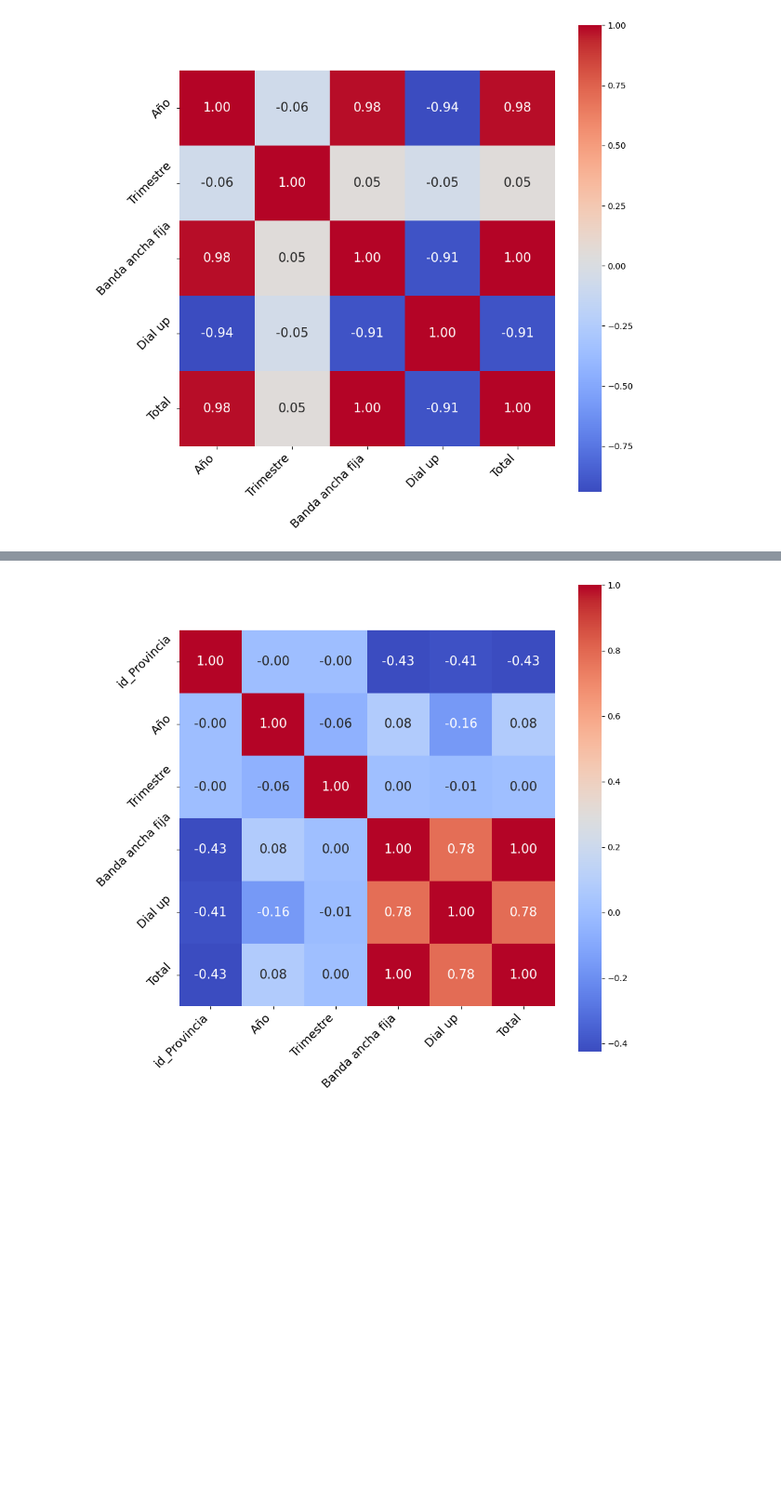
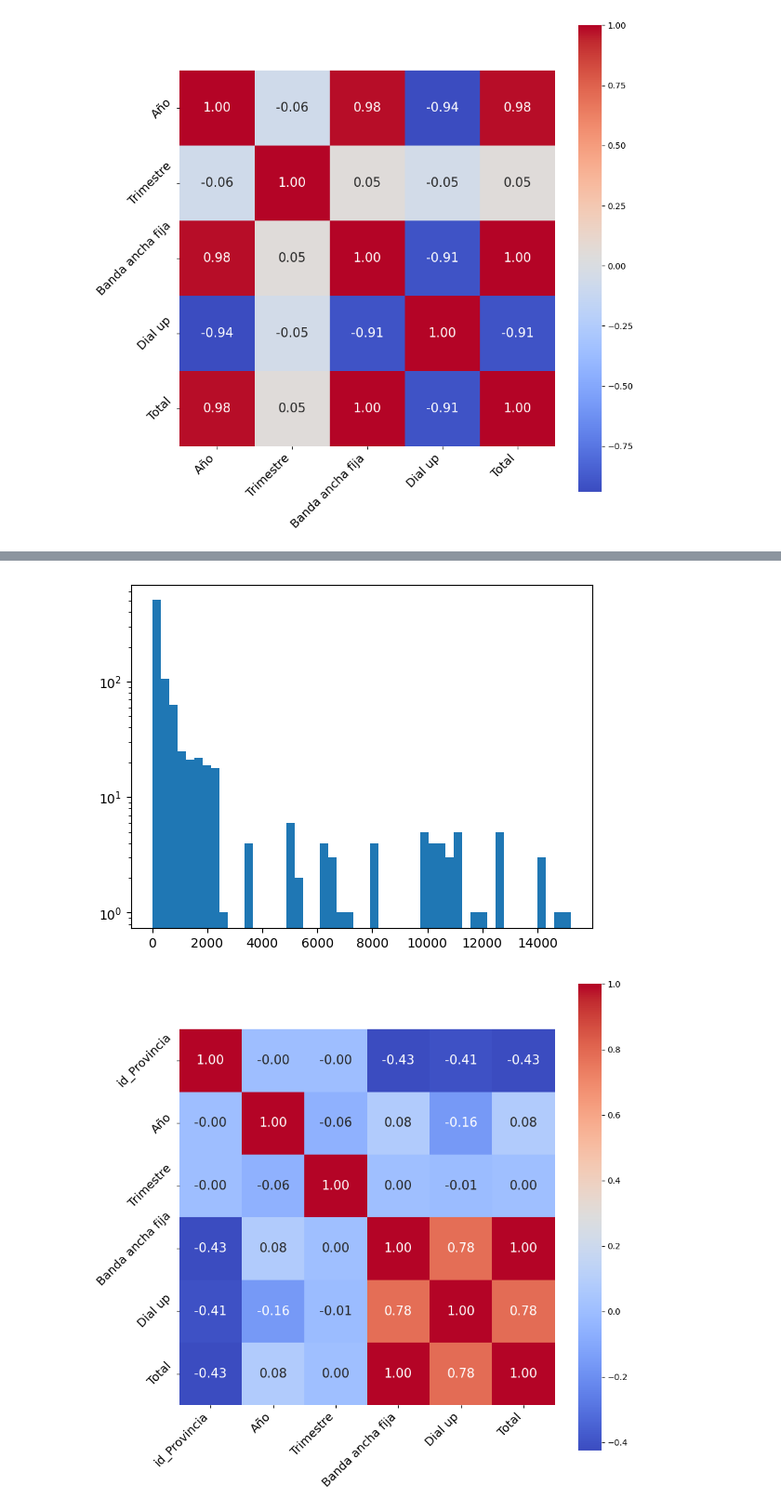
Before and after one commit to A-Lasso/Proyecto_Individual2, a Jupyter notebook: EDA.ipynb, the cells around one changed output, grey strips where cells are left out. Shown at 93% size. Cells and saved outputs as stored; diff of their text form; code cells hidden in the pictures; blank space fills up the shorter version.

```diff
--- a/EDA.ipynb
+++ b/EDA.ipynb
@@ -244 +249,6 @@ Acces_Banda_Ancha_Angosta_Provincia
+# %%
+plt.hist(Acces_Banda_Ancha_Angosta_Provincia["Dial up"], log= True,bins=50)
+plt.show()
+# %% [output]
+[figure, added]
 # %%
```
Also changed, not shown: parts of 62 cells of this notebook, 8 other files.
